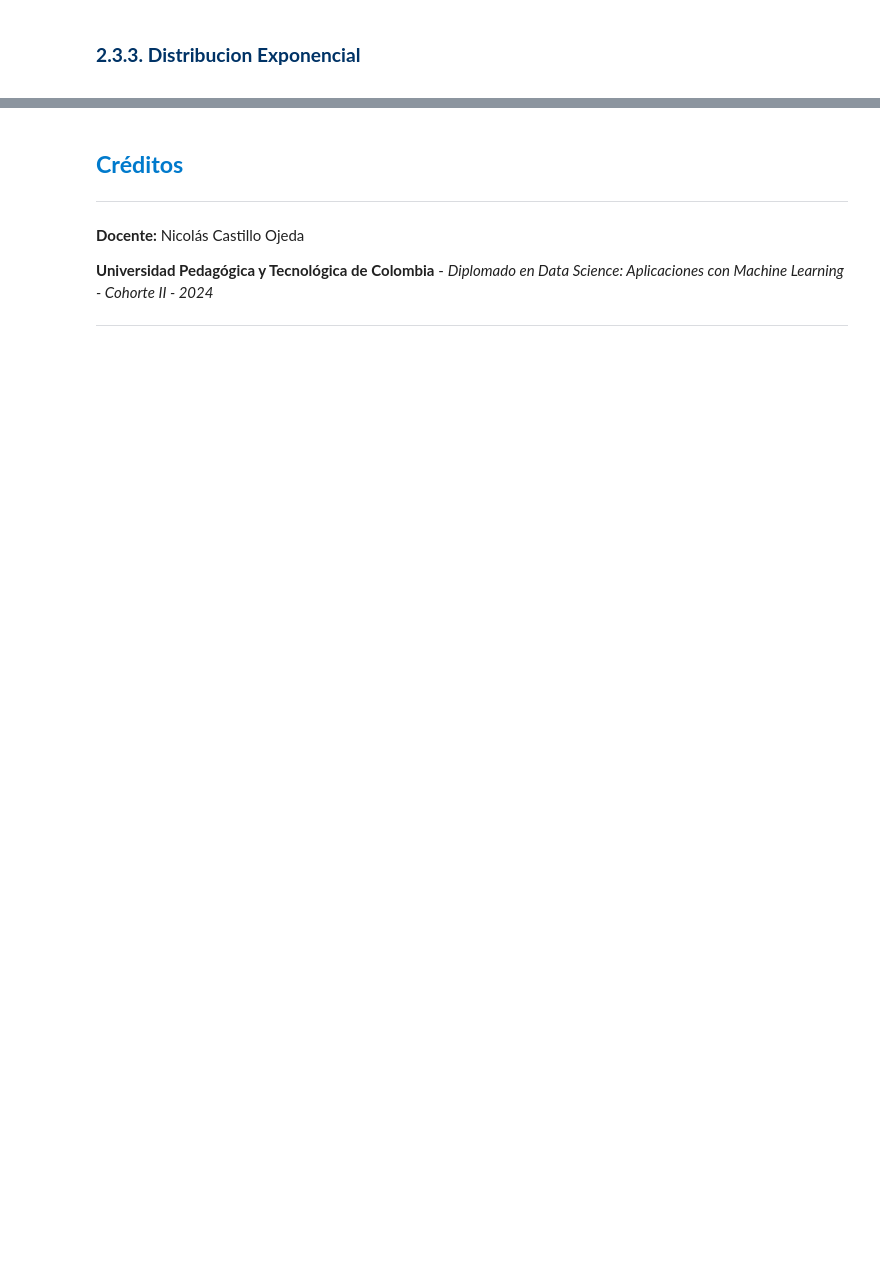
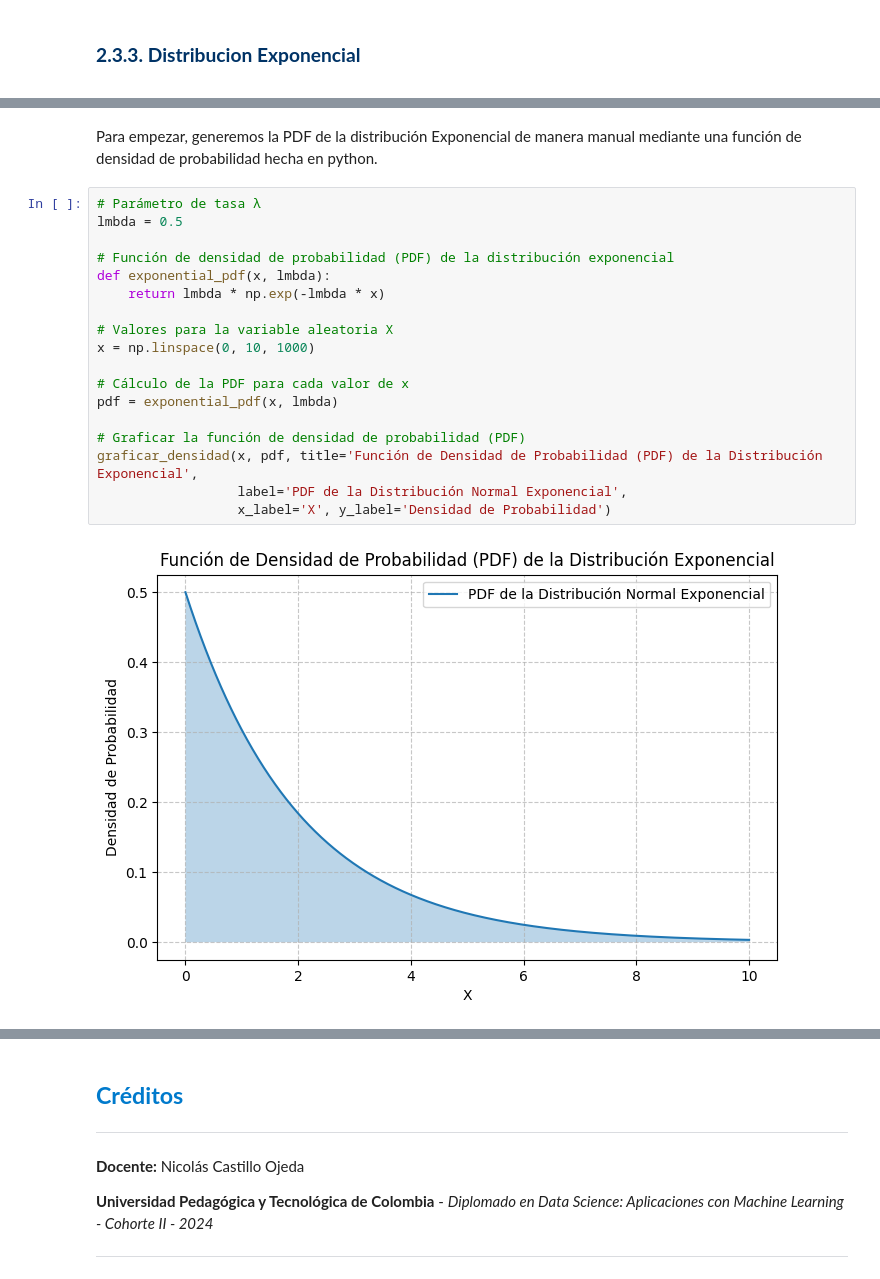
Before and after one commit to AsorKy/UPTC_Diplomado_Ciencia_de_Datos_Cohorte_II_2024, a Jupyter notebook: 1_Matemáticas/3_Teoría_de_Probabilidad/cuadernos/Distribuciones.ipynb, the cells around one changed output, grey strips where cells are left out. Saved outputs shown, nothing was run; the diff lists cells and outputs as text; blank space fills up the shorter version.

Commit message:
Notebook distribuciones de probabilidad finalizado

```diff
--- a/1_Matemáticas/3_Teoría_de_Probabilidad/cuadernos/Distribuciones.ipynb
+++ b/1_Matemáticas/3_Teoría_de_Probabilidad/cuadernos/Distribuciones.ipynb
@@ -1752,0 +1846,22 @@ Proporción de datos en la muestra por debajo del umbral: 0.9160
+# %% [markdown]
+Para empezar, generemos la PDF de la distribución Exponencial de manera manual mediante una función de densidad de probabilidad hecha en python.
+# %%
+# Parámetro de tasa λ
+lmbda = 0.5
+
+# Función de densidad de probabilidad (PDF) de la distribución exponencial
+def exponential_pdf(x, lmbda):
+    return lmbda * np.exp(-lmbda * x)
+
+# Valores para la variable aleatoria X
+x = np.linspace(0, 10, 1000)
+
+# Cálculo de la PDF para cada valor de x
+pdf = exponential_pdf(x, lmbda)
+
+# Graficar la función de densidad de probabilidad (PDF)
+graficar_densidad(x, pdf, title='Función de Densidad de Probabilidad (PDF) de la Distribución Exponencial',
+                  label='PDF de la Distribución Normal Exponencial',
+                  x_label='X', y_label='Densidad de Probabilidad')
+# %% [output]
+[figure, added]
```
Also changed, not shown: parts of 41 cells of this notebook.
